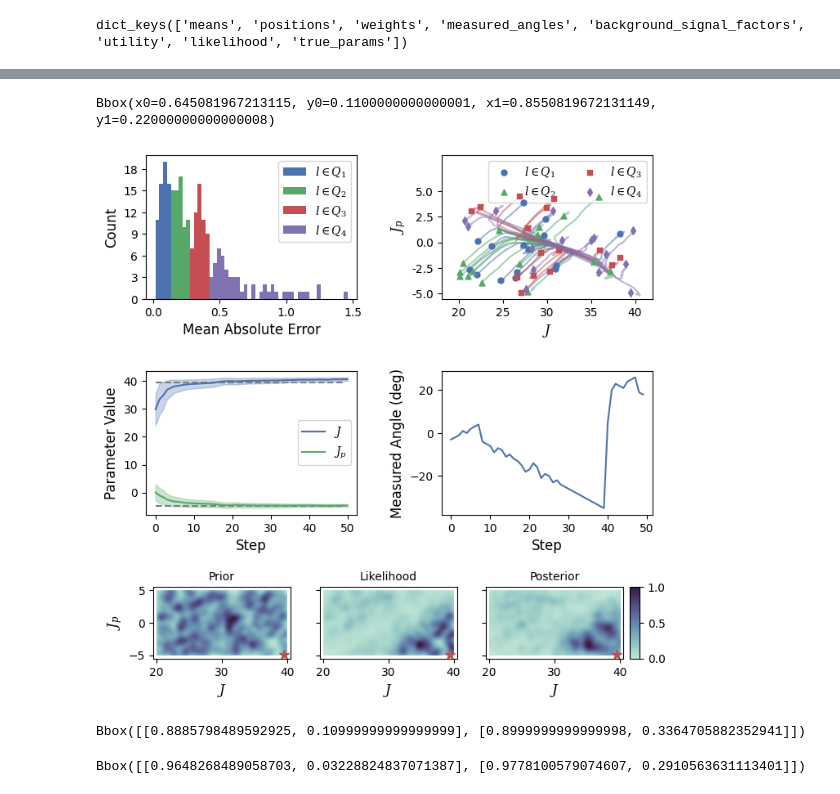
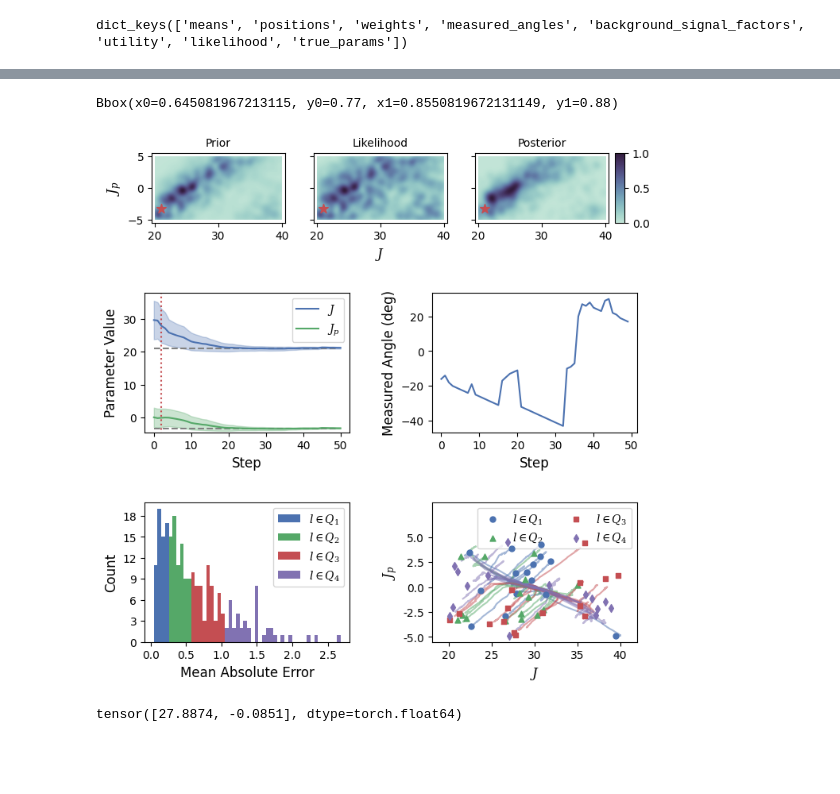
Before and after one commit to zhantaochen/inxs-steering, a Jupyter notebook: paper_preperation/siml_benchmark_results.ipynb, the cells around one changed output, grey strips where cells are left out. Cells and saved outputs as stored; diff of their text form; code cells hidden in the pictures; blank space fills up the shorter version.

```diff
--- a/paper_preperation/siml_benchmark_results.ipynb
+++ b/paper_preperation/siml_benchmark_results.ipynb
@@ -28,7 +31,7 @@ true_values = []
 sample_ids = []
 maes = []
 
-for path in summary_dict['simulation']['gaussian_0.1_scaled']:
+for path in summary_dict['simulation']['poisson_scaled']:
     pt_flist = glob.glob(os.path.join(summary_dict['path'], path, '*.pt'))
     pt_indices = sorted([int(_.split('/')[-1].split('.')[0]) for _ in pt_flist])
 
@@ -212,5 +225,5 @@ fig.savefig('figures/siml_benchmark_util_inset.pdf', bbox_inches='tight')
 # %%
-idx_prior = 0
+idx_prior = 2
 kde_prior, _, _ = kde_particle_to_grid(demo_pt['positions'][idx_prior], demo_pt['weights'][idx_prior])
 kde_poste, _, _ = kde_particle_to_grid(demo_pt['positions'][idx_prior+1], demo_pt['weights'][idx_prior+1])
 kde_lkhd, _, _ = kde_particle_to_grid(demo_pt['positions'][idx_prior], demo_pt['likelihood'][idx_prior])
@@ -293,9 +307,9 @@ fig.savefig('figures/siml_benchmark_mean_hist.pdf', bbox_inches='tight')
 # %%
 fig = plt.figure(figsize=(8, 8))
-gs = fig.add_gridspec(3, 2, wspace=0.4, hspace=0.6, height_ratios=[1, 1, 0.5])
+gs = fig.add_gridspec(3, 2, wspace=0.4, hspace=0.6, height_ratios=[.5, 1, 1])
 
 # histogram
-ax = fig.add_subplot(gs[0, 0])
+ax = fig.add_subplot(gs[-1, 0])
 
 n, bins, patches = ax.hist(maes[:,-1], bins=50)
 bin_centers = 0.5 * (bins[:-1] + bins[1:])
@@ -317,7 +331,7 @@ ax.set_yticks(np.arange(0, np.ceil(n.max())+1, step=3))
 ax.set_yticklabels(np.arange(0, np.ceil(n.max())+1, step=3).astype('int'))
 
 # trajectory
-ax = fig.add_subplot(gs[0, 1])
+ax = fig.add_subplot(gs[-1, 1])
 for _j in range(4):
     np.random.seed(9)
     rdn_idx = np.random.choice(mae_sorted_quartiles_idx[_j], len(mae_sorted_quartiles_idx[_j]), replace=False)
@@ -339,6 +353,8 @@ ax.legend(loc='upper right', ncol=2)
 # mean value history
 ax = fig.add_subplot(gs[1, 0])
 ax.plot(np.arange(demo_pt['means'].shape[0]), demo_pt['means'])
+# ax.scatter([idx_prior, idx_prior], [demo_pt['means'][idx_prior,0], demo_pt['means'][idx_prior,1]], marker='o', color='C2', zorder=10, s=25)
+ax.vlines(idx_prior, -5, 40, color='C2', linestyle=':')
 ax.fill_between(np.arange(demo_pt['means'].shape[0]),
                 (demo_pt['means'] - std)[:,0],
                 (demo_pt['means'] + std)[:,0], alpha=0.3, color='C0')
@@ -350,6 +366,7 @@ ax.hlines(demo_pt['true_params'], 0, 49, color='gray', linestyle='--')
 ax.legend(['$J$', '$J_{p}$'])
 ax.set_xlabel('Step')
 ax.set_ylabel('Parameter Value')
+ax.set_ylim([-4.5, 38])
 
 # measured angle
 ax = fig.add_subplot(gs[1, 1])
@@ -358,14 +375,15 @@ ax.set_xlabel('Step')
 ax.set_ylabel('Measured Angle (deg)')
 
 # probability density
-# ax = fig.add_subplot(gs[2, :])
+# ax = fig.add_subplot(gs[2, :]
+# )
 
-sub_gs = gs[2, :].subgridspec(1, 4, wspace=0.125, width_ratios=[1, 1, 1, 0.05])
+sub_gs = gs[0, :].subgridspec(1, 4, wspace=0.125, width_ratios=[1, 1, 1, 0.05])
 
 ax = fig.add_subplot(sub_gs[0, 0])
 im0 = ax.imshow(kde_prior, origin='lower', extent=[20, 40, -5, 5], aspect='equal', cmap=cmap)
 ax.set_title('Prior')
-ax.set_xlabel('$J$')
+# ax.set_xlabel('$J$')
 ax.set_ylabel('$J_{p}$')
 ax.scatter(*demo_pt['true_params'], s=75, marker='*', color='C2')
 ax.set_xlim(19.5, 40.5)
@@ -375,41 +393,37 @@ ax = fig.add_subplot(sub_gs[0, 1])
 im1 = ax.imshow(kde_lkhd, origin='lower', extent=[20, 40, -5, 5], aspect='equal', cmap=cmap)
 ax.scatter(*demo_pt['true_params'], s=75, marker='*', color='C2')
 ax.set_title('Likelihood')
 ax.set_xlabel('$J$')
 ax.set_xlim(19.5, 40.5)
 ax.set_ylim(-5.5, 5.5)
 ax.set_yticklabels([])
 
 ax = fig.add_subplot(sub_gs[0, 2])
 im2 = ax.imshow(kde_poste, origin='lower', extent=[20, 40, -5, 5], aspect='equal', cmap=cmap)
 ax.scatter(*demo_pt['true_params'], s=75, marker='*', color='C2')
 ax.set_title('Posterior')
-ax.set_xlabel('$J$')
+# ax.set_xlabel('$J$')
 ax.set_xlim(19.5, 40.5)
 ax.set_ylim(-5.5, 5.5)
 ax.set_yticklabels([])
 
 fig.tight_layout()
 
 frac_pos = ax.get_position(False)
 print(frac_pos)
 
 # Add colorbar
 cbar_ax = fig.add_axes([
     frac_pos.x1+0.01, frac_pos.y0,
     0.015, frac_pos.y1-frac_pos.y0])
 
 fig.colorbar(im2, cax=cbar_ax)
 
 fig.savefig('figures/siml_benchmark_summary.pdf', bbox_inches='tight')
 # %% [output]
-Bbox(x0=0.645081967213115, y0=0.1100000000000001, x1=0.8550819672131149, y1=0.22000000000000008)
+Bbox(x0=0.645081967213115, y0=0.77, x1=0.8550819672131149, y1=0.88)
-[figure, old version]
+[figure, new version]
-# %%
-frac_pos
-# %% [output]
-Bbox([[0.8885798489592925, 0.10999999999999999], [0.8999999999999998, 0.3364705882352941]])
-# %%
-sub_gs[0, 3].get_position(fig)
-# %% [output]
-Bbox([[0.9648268489058703, 0.03228824837071387], [0.9778100579074607, 0.2910563631113401]])
+# %%
+demo_pt['means'][2]
+# %% [output]
+tensor([27.8874, -0.0851], dtype=torch.float64)
```
Also changed, not shown: parts of 10 cells of this notebook, 5 other files.
